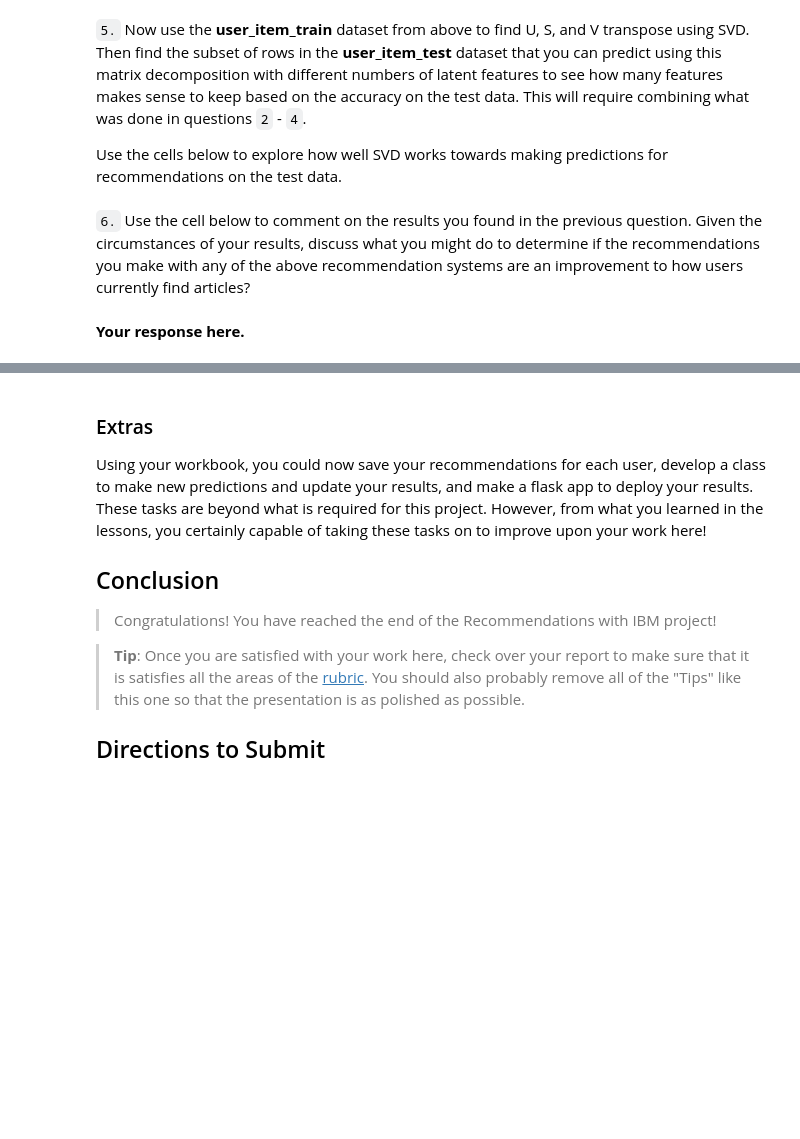
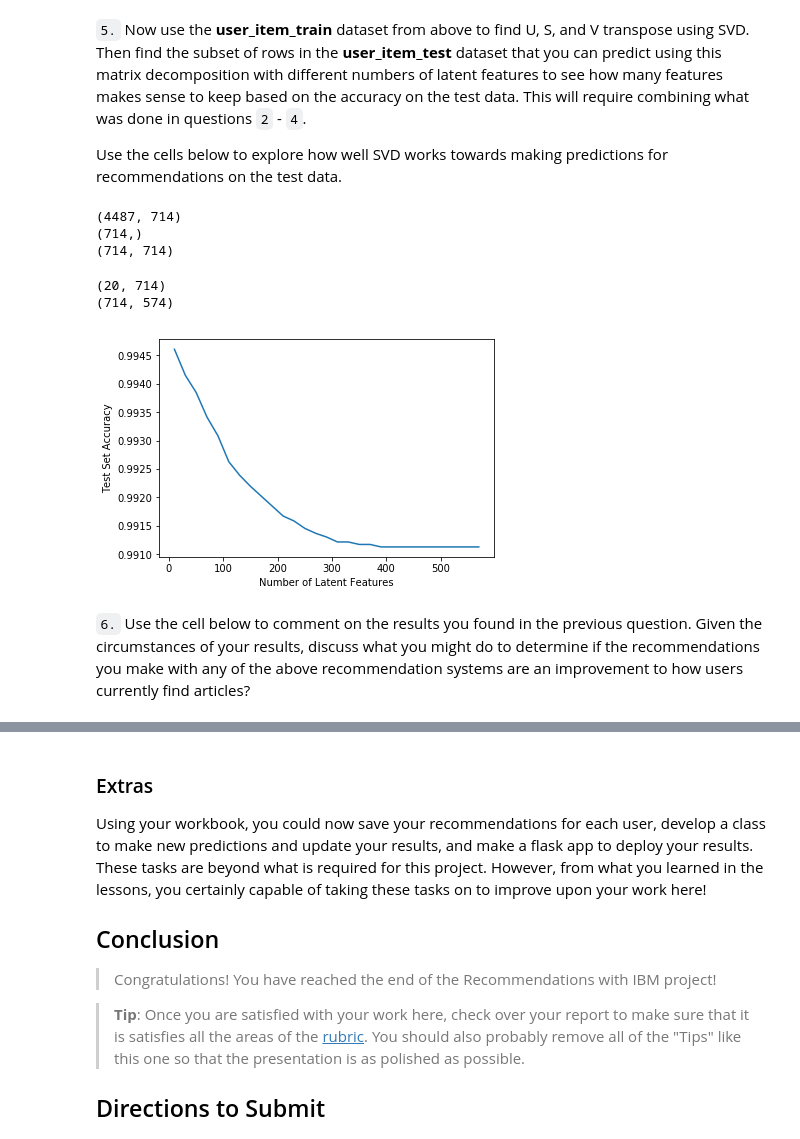
Before and after one commit to kynnemall/DSND-recommender-engine, a Jupyter notebook: Recommendations_with_IBM.ipynb, the cells around one changed output, grey strips where cells are left out. Saved outputs shown, nothing was run; the diff lists cells and outputs as text; code cells hidden in the pictures; blank space fills up the shorter version.

```diff
--- a/Recommendations_with_IBM.ipynb
+++ b/Recommendations_with_IBM.ipynb
@@ -701,0 +718,5 @@ user_item_train, user_item_test, test_idx, test_arts = create_test_and_train_use
+# %%
+# Find articles of the test set contained also in the training set
+test_articles_subset = np.intersect1d(test_arts, train_arts)
+
+len(np.intersect1d(test_arts, train_arts))
@@ -721,11 +751,53 @@ t.sol_4_test(sol_4_dict)
 Use the cells below to explore how well SVD works towards making predictions for recommendations on the test data.
 # %%
 # fit SVD on the user_item_train matrix
-u_train, s_train, vt_train = # fit svd similar to above then use the cells below
+u_train, s_train, vt_train = np.linalg.svd(user_item_train, full_matrices=False, compute_uv=True)
 # %%
 # Use these cells to see how well you can use the training
 # decomposition to predict on test data
+print(u_train.shape)
+print(s_train.shape)
+print(vt_train.shape)
+# ensure shapes are correct before proceeding
+# %% [output]
+(4487, 714)
+(714,)
+(714, 714)
+# %%
+# Find the subset in the test data for which we can make predictions
+u_test = u_train[train_idx.isin(test_idx), :]
+vt_test = vt_train[:, train_arts.isin(test_arts)]
+print(u_test.shape)
+print(vt_test.shape)
+# %% [output]
+(20, 714)
+(714, 574)
+# %%
+user_item_test_mat = user_item_test.loc[test_user_subset,test_articles_subset]
+# %%
+num_latent_feats = np.arange(10,570+10,20)
+sum_errs = []
+
+for k in num_latent_feats:
+    # restructure with k latent features
+    s_train_new, u_train_new, vt_train_new = np.diag(s_train[:k]), u_train[:, :k], vt_train[:k, :]
+    s_test_new, u_test_new, vt_test_new = s_train_new, u_test[:, :k], vt_test[:k, :]
+
+    # take dot product
+    user_item_test_est = np.around(np.dot(np.dot(u_test_new, s_test_new), vt_test_new))
+
+    # compute errors
+    diffs = np.subtract(user_item_test_mat, user_item_test_est)
+
+    # sum and track errors
+    err = np.sum(np.sum(np.abs(diffs)))
+    sum_errs.append(err)
+
+
+plt.plot(num_latent_feats, 1 - np.array(sum_errs)/df.shape[0]);
+plt.xlabel('Number of Latent Features');
+plt.ylabel('Test Set Accuracy');
+# %% [output]
+[figure, added]
 # %% [markdown]
 `6.` Use the cell below to comment on the results you found in the previous question. Given the circumstances of your results, discuss what you might do to determine if the recommendations you make with any of the above recommendation systems are an improvement to how users currently find articles?
-# %% [markdown]
-**Your response here.**
```
Also changed, not shown: parts of 13 cells of this notebook, 1 other file.
